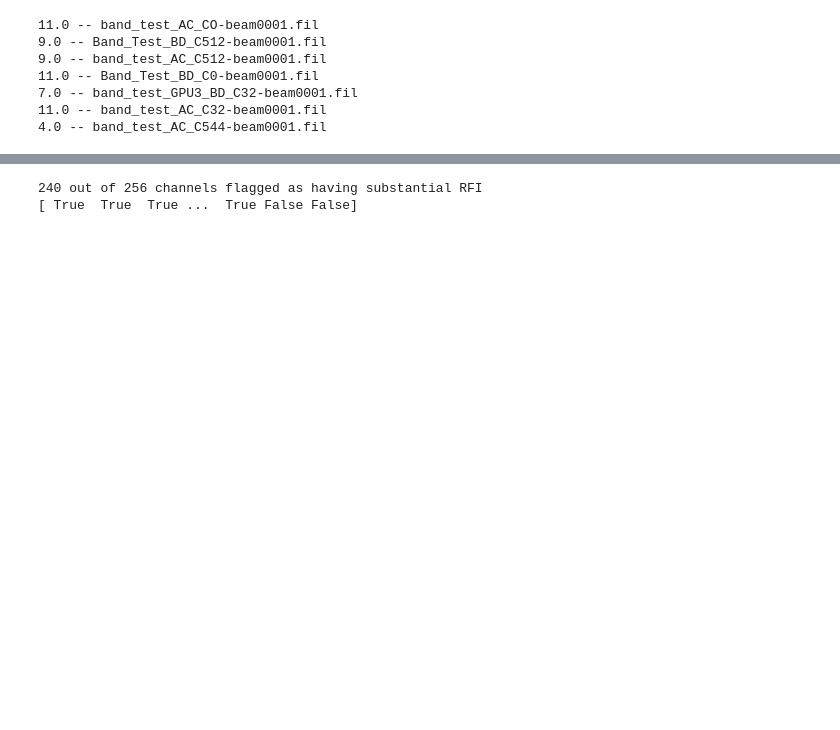
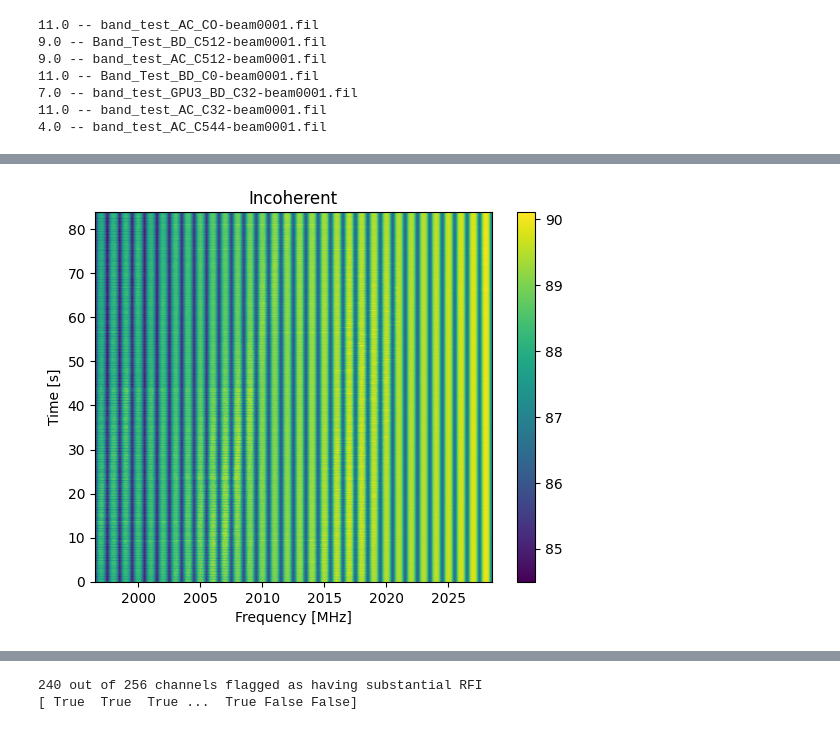
Before and after one commit to jareds-laf/playing-with-cosmic-data, a Jupyter notebook: filterbank/filterbank_rfi_id_kurtosis.ipynb, the cells around one changed output, grey strips where cells are left out. Drawn from its saved outputs; the diff is of its cells as text; code cells hidden in the pictures; blank space fills up the shorter version.

```diff
--- a/filterbank/filterbank_rfi_id_kurtosis.ipynb
+++ b/filterbank/filterbank_rfi_id_kurtosis.ipynb
@@ -270,0 +285,4 @@ ndivs = 256
+# %%
+water5.plot_waterfall(f_start=f_min, f_stop=f_max)
+# %% [output]
+[figure, added]
```
Also changed, not shown: parts of 25 cells of this notebook.
